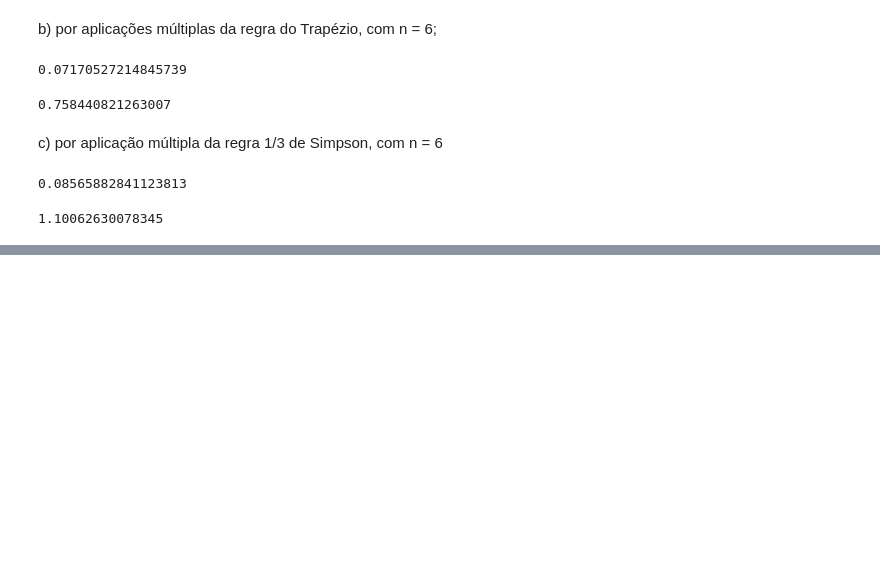
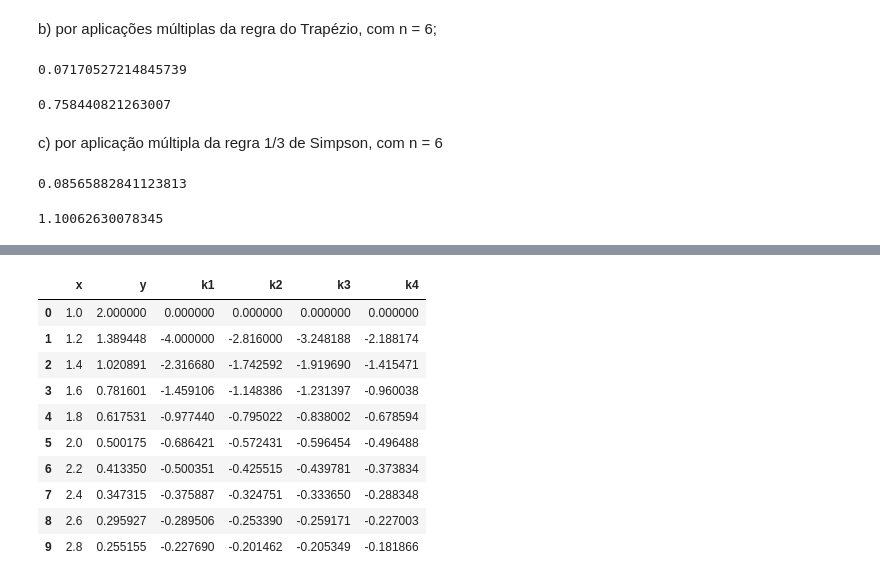
Before and after one commit to carloscalage/calculo_numerico, a Jupyter notebook: integracao.ipynb, the cells around one changed output, grey strips where cells are left out. Drawn from its saved outputs; the diff is of its cells as text; code cells hidden in the pictures; blank space fills up the shorter version.

```diff
--- a/integracao.ipynb
+++ b/integracao.ipynb
@@ -161,0 +217,15 @@ euler(1, 2, -1, 10, 0.2, lambda x, y : 1 / x**2 - (y / x - y ** 2))
+# %%
+r_02 = rk4(1, 2, 2, 10, 0.2, lambda x, y : - (x * y ** 2))
+r_02
+# %% [output]
+|  | x | y | k1 | k2 | k3 | k4 |
+| 0 | 1.0 | 2.000000 | 0.000000 | 0.000000 | 0.000000 | 0.000000 |
+| 1 | 1.2 | 1.389448 | -4.000000 | -2.816000 | -3.248188 | -2.188174 |
+| 2 | 1.4 | 1.020891 | -2.316680 | -1.742592 | -1.919690 | -1.415471 |
+| 3 | 1.6 | 0.781601 | -1.459106 | -1.148386 | -1.231397 | -0.960038 |
+| 4 | 1.8 | 0.617531 | -0.977440 | -0.795022 | -0.838002 | -0.678594 |
+| 5 | 2.0 | 0.500175 | -0.686421 | -0.572431 | -0.596454 | -0.496488 |
+| 6 | 2.2 | 0.413350 | -0.500351 | -0.425515 | -0.439781 | -0.373834 |
+| 7 | 2.4 | 0.347315 | -0.375887 | -0.324751 | -0.333650 | -0.288348 |
+| 8 | 2.6 | 0.295927 | -0.289506 | -0.253390 | -0.259171 | -0.227003 |
+| 9 | 2.8 | 0.255155 | -0.227690 | -0.201462 | -0.205349 | -0.181866 |
```
Also changed, not shown: parts of 13 cells of this notebook.
